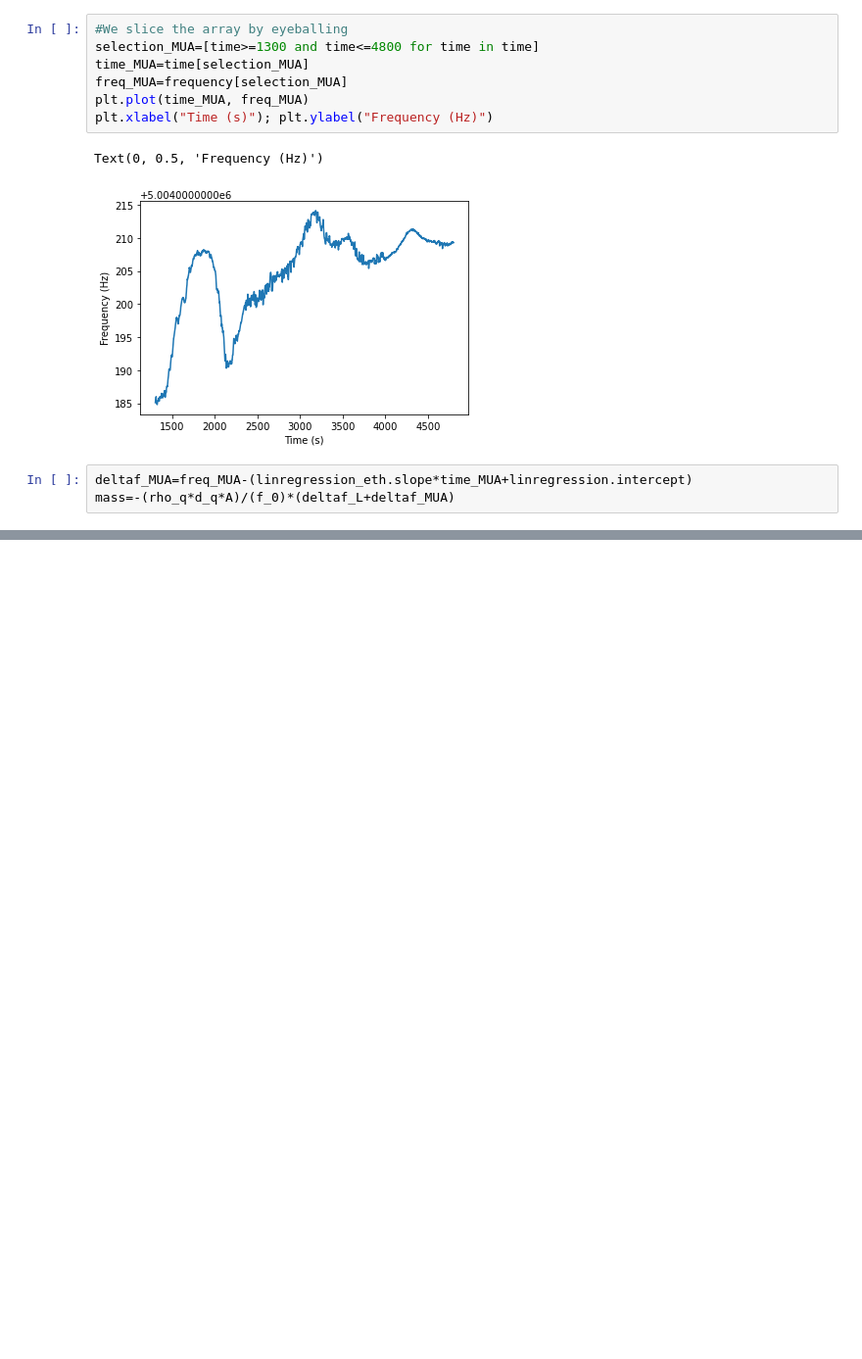
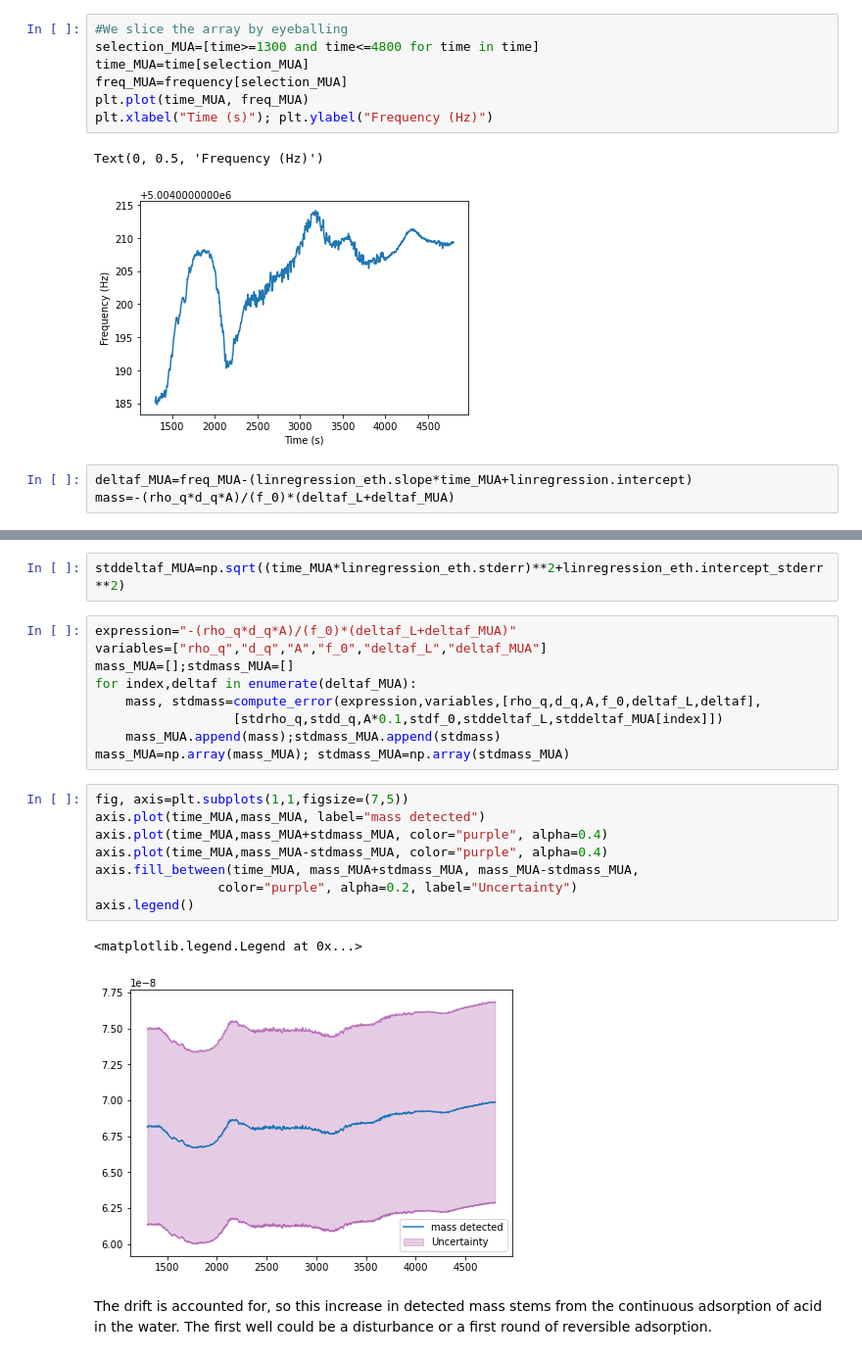
Before and after one commit to Nereumobu/advanced_lab_master, a Jupyter notebook: Ma_17/Task2_monolayer_MUA.ipynb, the cells around one changed output, grey strips where cells are left out. Shown at 98% size. Drawn from its saved outputs; the diff is of its cells as text; blank space fills up the shorter version.

```diff
--- a/Ma_17/Task2_monolayer.ipynb
+++ b/Ma_17/Task2_monolayer_MUA.ipynb
@@ -174,0 +177,24 @@ plt.xlabel("Time (s)")
+# %%
+stddeltaf_MUA=np.sqrt((time_MUA*linregression_eth.stderr)**2+linregression_eth.intercept_stderr**2)
+# %%
+expression="-(rho_q*d_q*A)/(f_0)*(deltaf_L+deltaf_MUA)"
+variables=["rho_q","d_q","A","f_0","deltaf_L","deltaf_MUA"]
+mass_MUA=[];stdmass_MUA=[]
+for index,deltaf in enumerate(deltaf_MUA):
+    mass, stdmass=compute_error(expression,variables,[rho_q,d_q,A,f_0,deltaf_L,deltaf],
+                  [stdrho_q,stdd_q,A*0.1,stdf_0,stddeltaf_L,stddeltaf_MUA[index]])
+    mass_MUA.append(mass);stdmass_MUA.append(stdmass)
+mass_MUA=np.array(mass_MUA); stdmass_MUA=np.array(stdmass_MUA)
+# %%
+fig, axis=plt.subplots(1,1,figsize=(7,5))
+axis.plot(time_MUA,mass_MUA, label="mass detected")
+axis.plot(time_MUA,mass_MUA+stdmass_MUA, color="purple", alpha=0.4)
+axis.plot(time_MUA,mass_MUA-stdmass_MUA, color="purple", alpha=0.4)
+axis.fill_between(time_MUA, mass_MUA+stdmass_MUA, mass_MUA-stdmass_MUA,
+                color="purple", alpha=0.2, label="Uncertainty")
+axis.legend()
+# %% [output]
+<matplotlib.legend.Legend at 0x...>
+[figure, added]
+# %% [markdown]
+The drift is accounted for, so this increase in detected mass stems from the continuous adsorption of acid in the water. The first well could be a disturbance or a first round of reversible adsorption.
```
Also changed, not shown: parts of 4 cells of this notebook.
